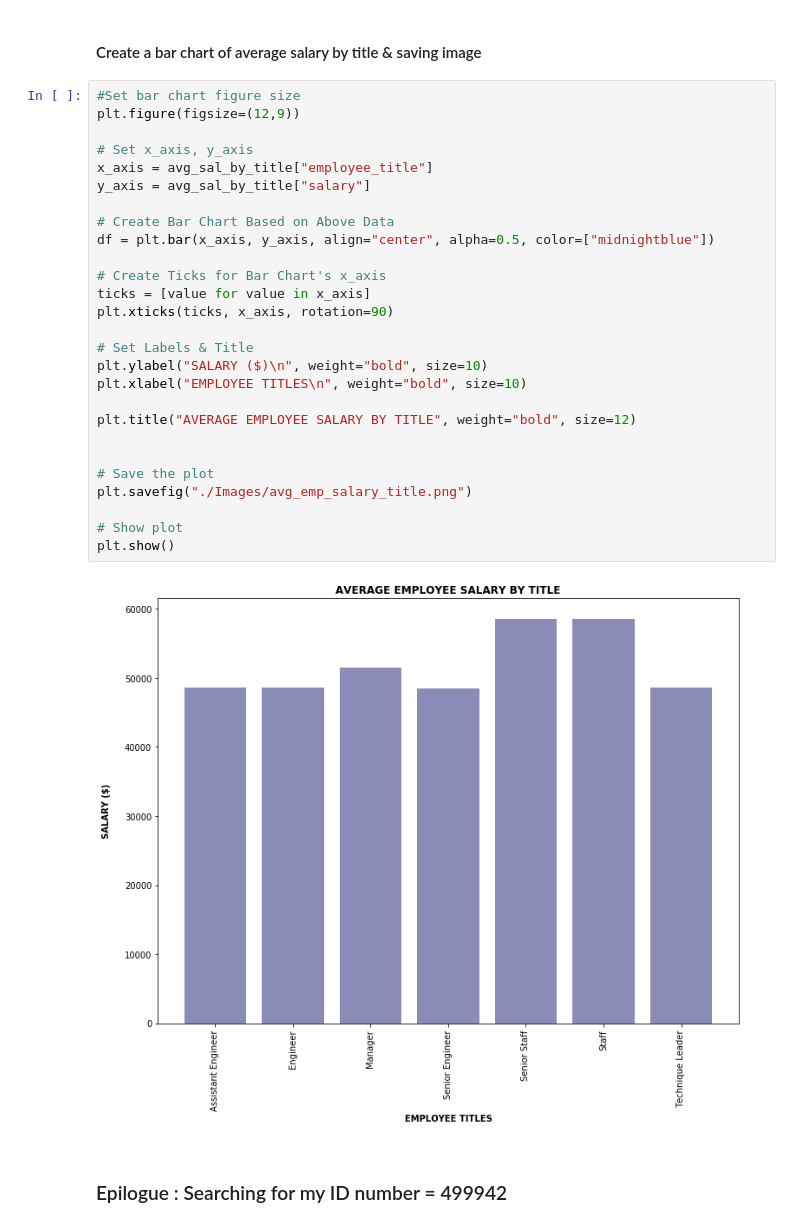
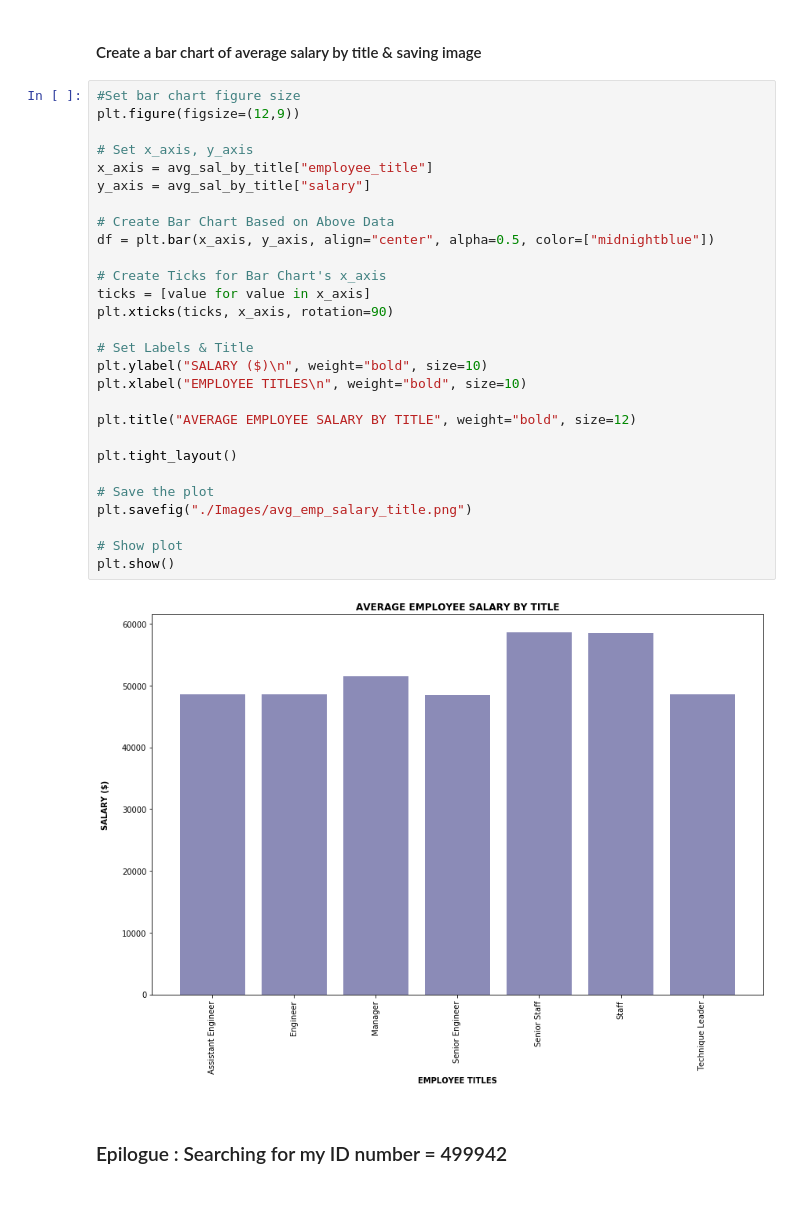
Before and after one commit to ShimsyV/sql-challenge, a Jupyter notebook: SQLpanda.ipynb, the cells around one changed output. Drawn from its saved outputs; the diff is of its cells as text; blank space fills up the shorter version.

Commit message:
Resaved image

```diff
--- a/SQLpanda.ipynb
+++ b/SQLpanda.ipynb
@@ -176,32 +176,33 @@ avg_sal_by_title
 # %%
 #Set bar chart figure size
 plt.figure(figsize=(12,9))
 
 # Set x_axis, y_axis
 x_axis = avg_sal_by_title["employee_title"]
 y_axis = avg_sal_by_title["salary"]
 
 # Create Bar Chart Based on Above Data
 df = plt.bar(x_axis, y_axis, align="center", alpha=0.5, color=["midnightblue"])
 
 # Create Ticks for Bar Chart's x_axis
 ticks = [value for value in x_axis]
 plt.xticks(ticks, x_axis, rotation=90)
 
 # Set Labels & Title
 plt.ylabel("SALARY ($)\n", weight="bold", size=10)
 plt.xlabel("EMPLOYEE TITLES\n", weight="bold", size=10)
 
 plt.title("AVERAGE EMPLOYEE SALARY BY TITLE", weight="bold", size=12)
 
+plt.tight_layout()
 
 # Save the plot
 plt.savefig("./Images/avg_emp_salary_title.png")
 
 # Show plot
 plt.show()
 # %% [output]
-[figure, old version]
+[figure, new version]
 # %% [markdown]
 ### Epilogue : Searching for my ID number = 499942
 # %%
```
Also changed, not shown: 1 other file.
